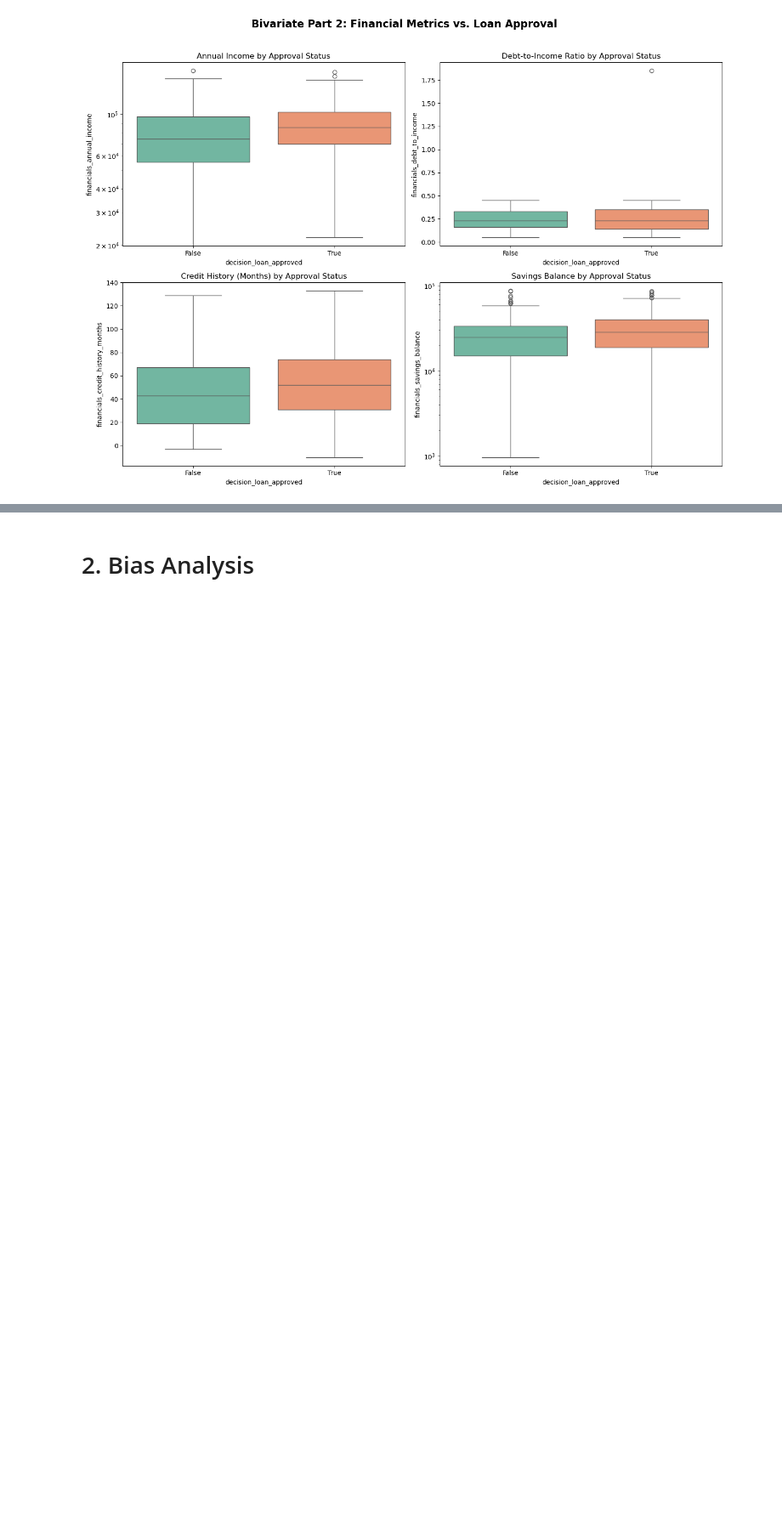
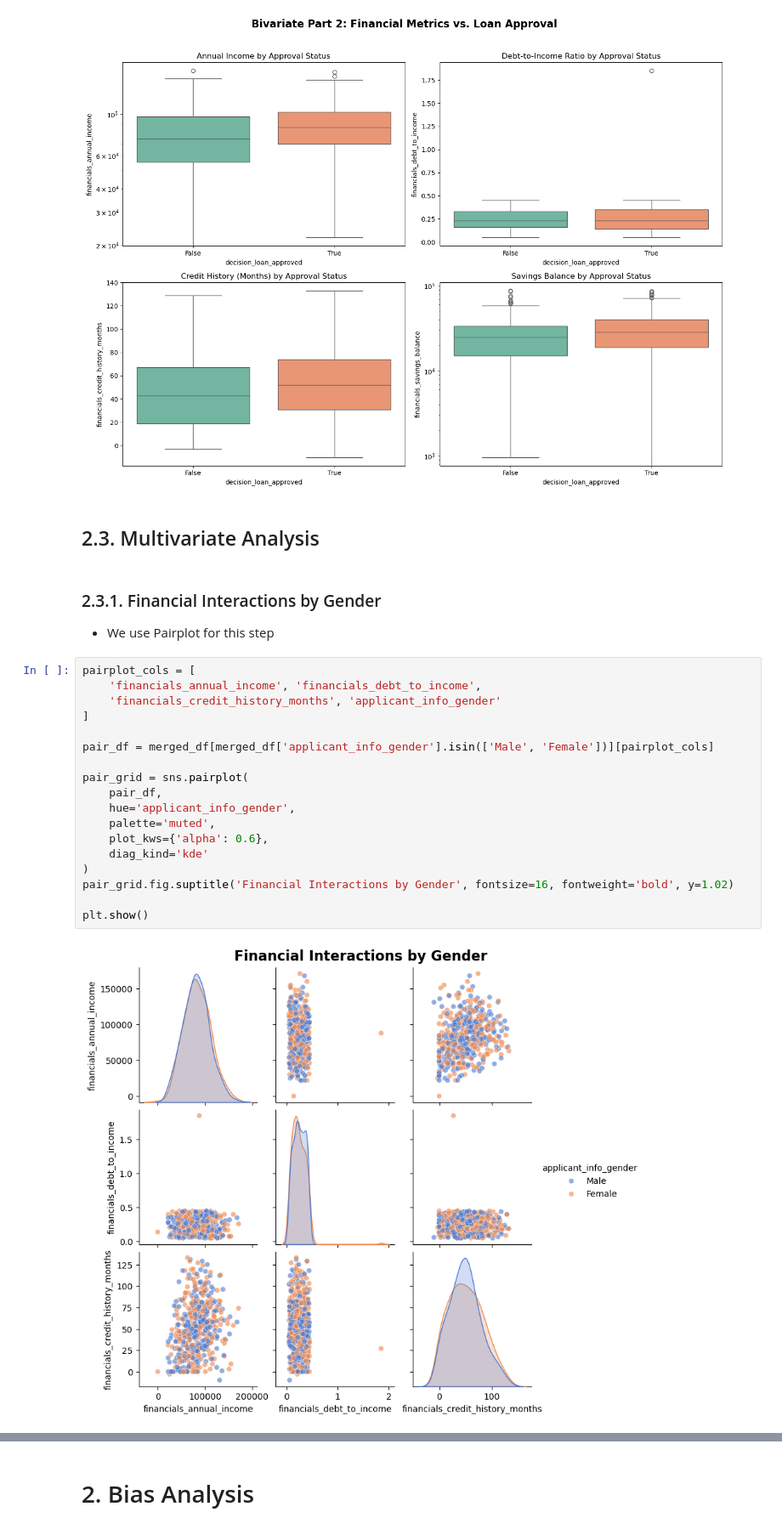
Before and after one commit to maxhaus31/dego-project-team7, a Jupyter notebook: 02_BiasAnalysis.ipynb, the cells around one changed output, grey strips where cells are left out. Shown at 85% size. Saved outputs shown, nothing was run; the diff lists cells and outputs as text; blank space fills up the shorter version.

```diff
--- a/02_BiasAnalysis.ipynb
+++ b/02_BiasAnalysis.ipynb
@@ -294,3 +297,28 @@ plt.show()
 # %% [output]
 [figure]
 [figure]
+# %% [markdown]
+## 2.3. Multivariate Analysis
+# %% [markdown]
+### 2.3.1. Financial Interactions by Gender
+- We use Pairplot for this step
+# %%
+pairplot_cols = [
+    'financials_annual_income', 'financials_debt_to_income',
+    'financials_credit_history_months', 'applicant_info_gender'
+]
+
+pair_df = merged_df[merged_df['applicant_info_gender'].isin(['Male', 'Female'])][pairplot_cols]
+
+pair_grid = sns.pairplot(
+    pair_df,
+    hue='applicant_info_gender',
+    palette='muted',
+    plot_kws={'alpha': 0.6},
+    diag_kind='kde'
+)
+pair_grid.fig.suptitle('Financial Interactions by Gender', fontsize=16, fontweight='bold', y=1.02)
+
+plt.show()
+# %% [output]
+[figure, added]
```
Also changed, not shown: parts of 7 cells of this notebook.
